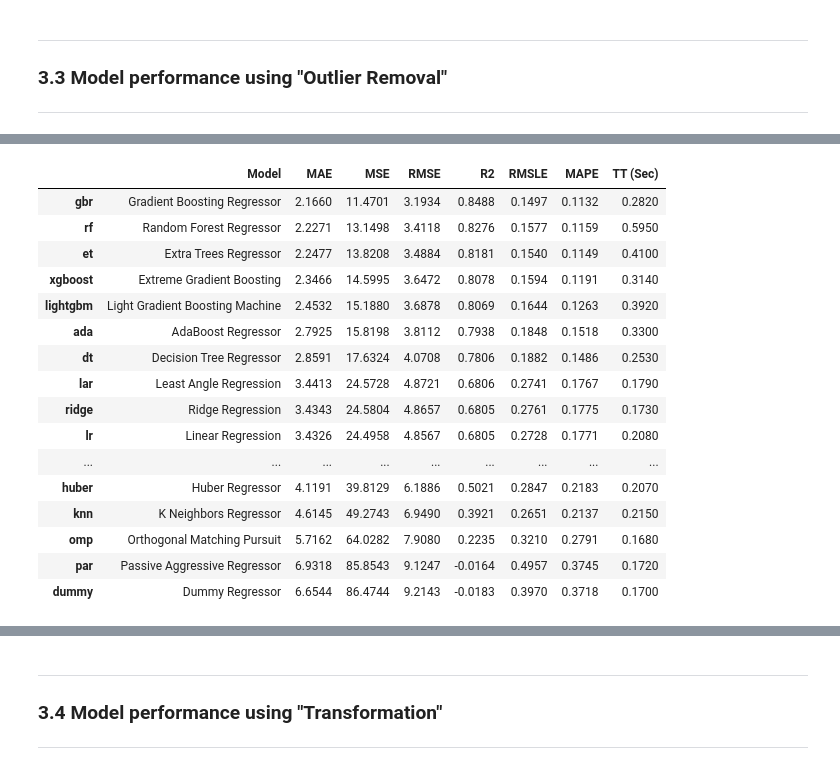
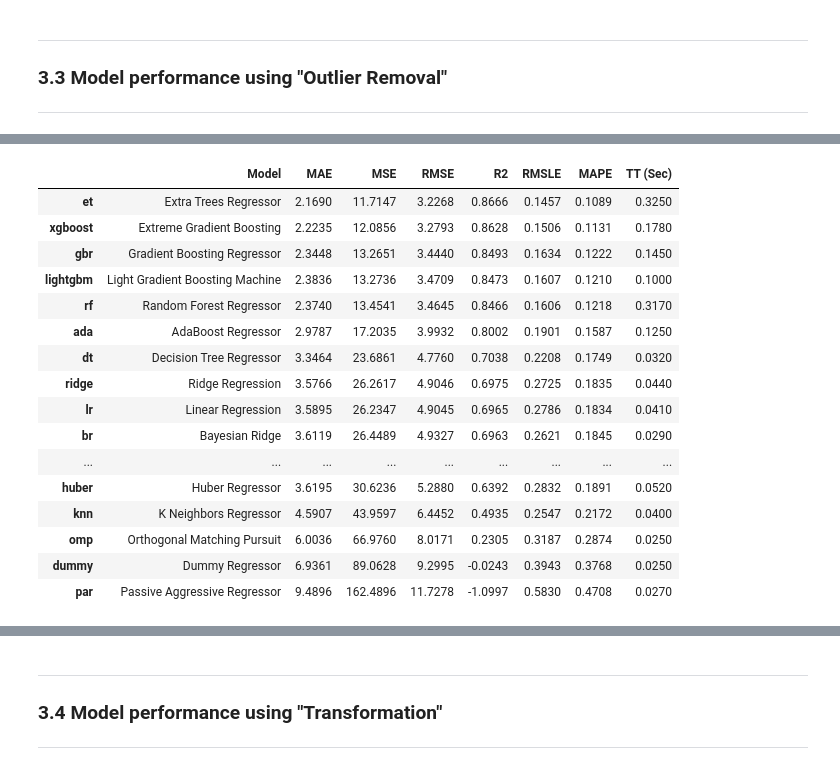
Before and after one commit to vKrish14/Machine-Learning-using-PyCaret, a Jupyter notebook: 01_Regression.ipynb, the cells around one changed output, grey strips where cells are left out. Cells and saved outputs as stored; diff of their text form; code cells hidden in the pictures.

```diff
--- a/01_Regression.ipynb
+++ b/01_Regression.ipynb
@@ -484,38 +480,38 @@ cm = compare_models()
 # %%
 from pycaret.datasets import get_data
 from pycaret.regression import *
 myDataSet = get_data("boston", verbose = False)
 
 setup(data = myDataSet, target = 'medv',
       remove_outliers = True,
-      outliers_method = "iforest",
+      outliers_method = "lof",
       outliers_threshold = 0.05,
       verbose = False)
 
 cm = compare_models()
 
 # Re-run the code again for different parameters
 # outliers_threshold = {0.04, 0.05, 0.06, 0.07, 0.08, ....}
 # outliers_method = {iforest, ee, lof}
 # %% [output]
 [interactive output not drawn]
 |  | Model | MAE | MSE | RMSE | R2 | RMSLE | MAPE | TT (Sec) |
-| gbr | Gradient Boosting Regressor | 2.1660 | 11.4701 | 3.1934 | 0.8488 | 0.1497 | 0.1132 | 0.2820 |
-| rf | Random Forest Regressor | 2.2271 | 13.1498 | 3.4118 | 0.8276 | 0.1577 | 0.1159 | 0.5950 |
-| et | Extra Trees Regressor | 2.2477 | 13.8208 | 3.4884 | 0.8181 | 0.1540 | 0.1149 | 0.4100 |
-| xgboost | Extreme Gradient Boosting | 2.3466 | 14.5995 | 3.6472 | 0.8078 | 0.1594 | 0.1191 | 0.3140 |
-| lightgbm | Light Gradient Boosting Machine | 2.4532 | 15.1880 | 3.6878 | 0.8069 | 0.1644 | 0.1263 | 0.3920 |
-| ada | AdaBoost Regressor | 2.7925 | 15.8198 | 3.8112 | 0.7938 | 0.1848 | 0.1518 | 0.3300 |
-| dt | Decision Tree Regressor | 2.8591 | 17.6324 | 4.0708 | 0.7806 | 0.1882 | 0.1486 | 0.2530 |
-| lar | Least Angle Regression | 3.4413 | 24.5728 | 4.8721 | 0.6806 | 0.2741 | 0.1767 | 0.1790 |
-| ridge | Ridge Regression | 3.4343 | 24.5804 | 4.8657 | 0.6805 | 0.2761 | 0.1775 | 0.1730 |
-| lr | Linear Regression | 3.4326 | 24.4958 | 4.8567 | 0.6805 | 0.2728 | 0.1771 | 0.2080 |
+| et | Extra Trees Regressor | 2.1690 | 11.7147 | 3.2268 | 0.8666 | 0.1457 | 0.1089 | 0.3250 |
+| xgboost | Extreme Gradient Boosting | 2.2235 | 12.0856 | 3.2793 | 0.8628 | 0.1506 | 0.1131 | 0.1780 |
+| gbr | Gradient Boosting Regressor | 2.3448 | 13.2651 | 3.4440 | 0.8493 | 0.1634 | 0.1222 | 0.1450 |
+| lightgbm | Light Gradient Boosting Machine | 2.3836 | 13.2736 | 3.4709 | 0.8473 | 0.1607 | 0.1210 | 0.1000 |
+| rf | Random Forest Regressor | 2.3740 | 13.4541 | 3.4645 | 0.8466 | 0.1606 | 0.1218 | 0.3170 |
+| ada | AdaBoost Regressor | 2.9787 | 17.2035 | 3.9932 | 0.8002 | 0.1901 | 0.1587 | 0.1250 |
+| dt | Decision Tree Regressor | 3.3464 | 23.6861 | 4.7760 | 0.7038 | 0.2208 | 0.1749 | 0.0320 |
+| ridge | Ridge Regression | 3.5766 | 26.2617 | 4.9046 | 0.6975 | 0.2725 | 0.1835 | 0.0440 |
+| lr | Linear Regression | 3.5895 | 26.2347 | 4.9045 | 0.6965 | 0.2786 | 0.1834 | 0.0410 |
+| br | Bayesian Ridge | 3.6119 | 26.4489 | 4.9327 | 0.6963 | 0.2621 | 0.1845 | 0.0290 |
 | ... | ... | ... | ... | ... | ... | ... | ... | ... |
-| huber | Huber Regressor | 4.1191 | 39.8129 | 6.1886 | 0.5021 | 0.2847 | 0.2183 | 0.2070 |
-| knn | K Neighbors Regressor | 4.6145 | 49.2743 | 6.9490 | 0.3921 | 0.2651 | 0.2137 | 0.2150 |
-| omp | Orthogonal Matching Pursuit | 5.7162 | 64.0282 | 7.9080 | 0.2235 | 0.3210 | 0.2791 | 0.1680 |
-| par | Passive Aggressive Regressor | 6.9318 | 85.8543 | 9.1247 | -0.0164 | 0.4957 | 0.3745 | 0.1720 |
-| dummy | Dummy Regressor | 6.6544 | 86.4744 | 9.2143 | -0.0183 | 0.3970 | 0.3718 | 0.1700 |
+| huber | Huber Regressor | 3.6195 | 30.6236 | 5.2880 | 0.6392 | 0.2832 | 0.1891 | 0.0520 |
+| knn | K Neighbors Regressor | 4.5907 | 43.9597 | 6.4452 | 0.4935 | 0.2547 | 0.2172 | 0.0400 |
+| omp | Orthogonal Matching Pursuit | 6.0036 | 66.9760 | 8.0171 | 0.2305 | 0.3187 | 0.2874 | 0.0250 |
+| dummy | Dummy Regressor | 6.9361 | 89.0628 | 9.2995 | -0.0243 | 0.3943 | 0.3768 | 0.0250 |
+| par | Passive Aggressive Regressor | 9.4896 | 162.4896 | 11.7278 | -1.0997 | 0.5830 | 0.4708 | 0.0270 |
 [interactive output not drawn]
 # %% [markdown]
 ---
```
Also changed, not shown: parts of 8 cells of this notebook.
